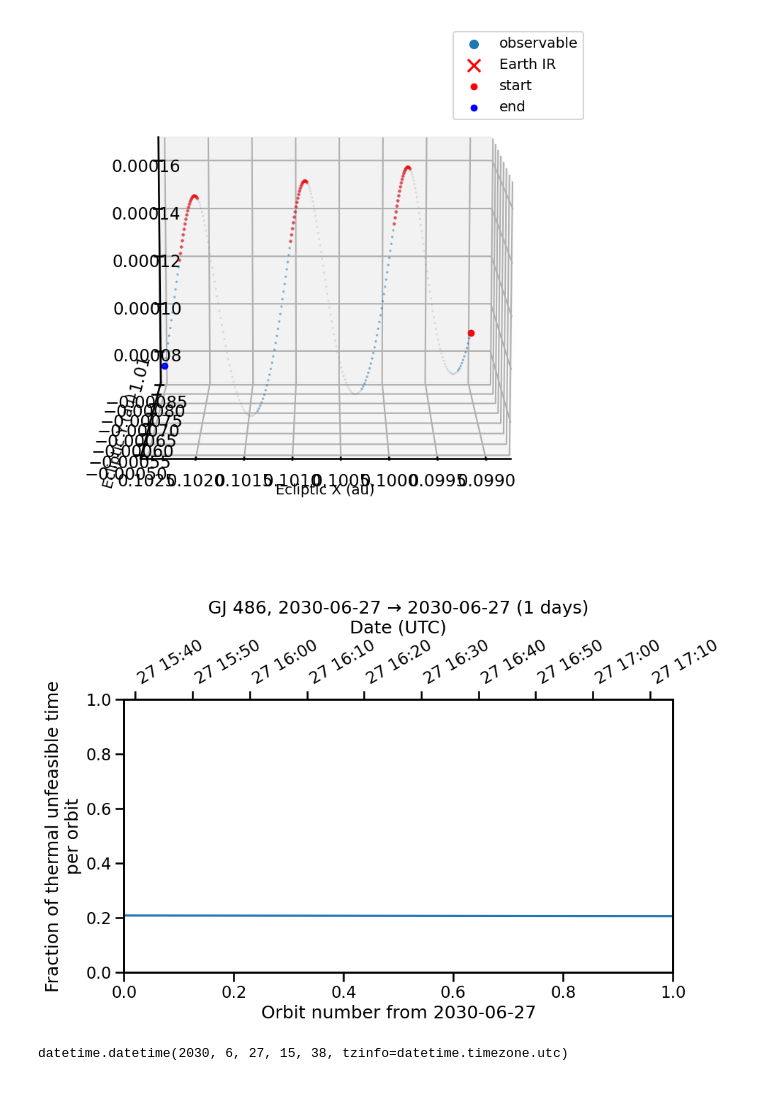
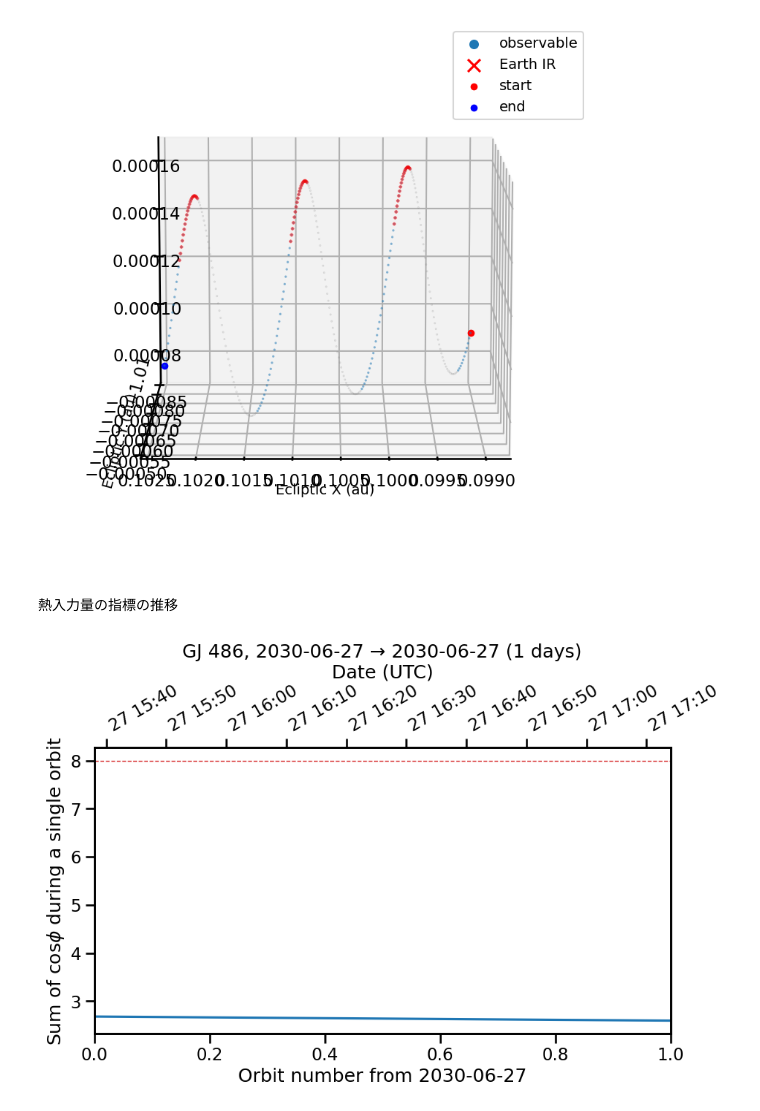
Before and after one commit to YuiKasagi/jasmine_orbit, a Jupyter notebook: notebooks/orbit_attitude.ipynb, the cells around one changed output. Saved outputs shown, nothing was run; the diff lists cells and outputs as text; code cells hidden in the pictures.

```diff
--- a/notebooks/orbit_attitude.ipynb
+++ b/notebooks/orbit_attitude.ipynb
@@ -75,11 +85,16 @@ index_obs = np.where(mask_obs)[0]
 mask_thermal = (np.abs(toSatAz) <= THERMAL_Az_MAX_DEG) & (toSatZn >= THERMAL_Zn_MAX_DEG)
 thermal_indices = np.where(mask_thermal)[0]
 
+# define thermal input with depending on phi(Az), theta(Zn)
+alpha = horizon_angle()
+thermal_input = np.cos(np.deg2rad(toSatAz)) * np.cos(np.pi - (alpha+np.deg2rad(toSatZn)))
+
 times_array = np.asarray(times)
 index_an = np.where(np.isin(times_array, np.asarray(time_an)))[0]
 
 frac_obs = compute_fraction_between_nodes(index_an, index_obs)
 frac_obs_thermal = compute_thermal_fraction_per_orbit(index_an, thermal_indices)
+sum_thermal_input = thermal_input_per_orbit(index_an, thermal_indices, thermal_input)
 
 BarytoSat_ecliptic = SkyCoord(CartesianRepresentation(BarytoSat.T * u.AU), frame=ICRS()).transform_to('barycentricmeanecliptic').cartesian.xyz.T.value
 # %% [markdown]
@@ -141,14 +160,11 @@ ind_end = -1 #130000
 plot_orbit_3d(BarytoSat_ecliptic[ind_str:ind_end], toTgt[ind_str:ind_end], mask_obs[ind_str:ind_end], mask_thermal[ind_str:ind_end], outfile=None, view_angle=[10, 90, 0])#outfile)
 # %% [output]
 [figure]
+# %% [markdown]
+熱入力量の指標の推移
 # %%
-from GraphOrbit import plot_frac_themalfeasibility
+from jasmine_orbit.GraphOrbit import plot_frac_themalfeasibility
 
-plot_frac_themalfeasibility(times, index_an, frac_obs, frac_obs_thermal, target_name, outfile=None)
+plot_frac_themalfeasibility(times, index_an, frac_obs, sum_thermal_input, target_name, outfile=None)
 # %% [output]
-[figure, old version]
+[figure, new version]
-# %%
-times_an = np.array(times)[index_an[:-1]]
-times_an[0]
-# %% [output]
-datetime.datetime(2030, 6, 27, 15, 38, tzinfo=datetime.timezone.utc)
```
Also changed, not shown: parts of 10 cells of this notebook, 3 other files.
